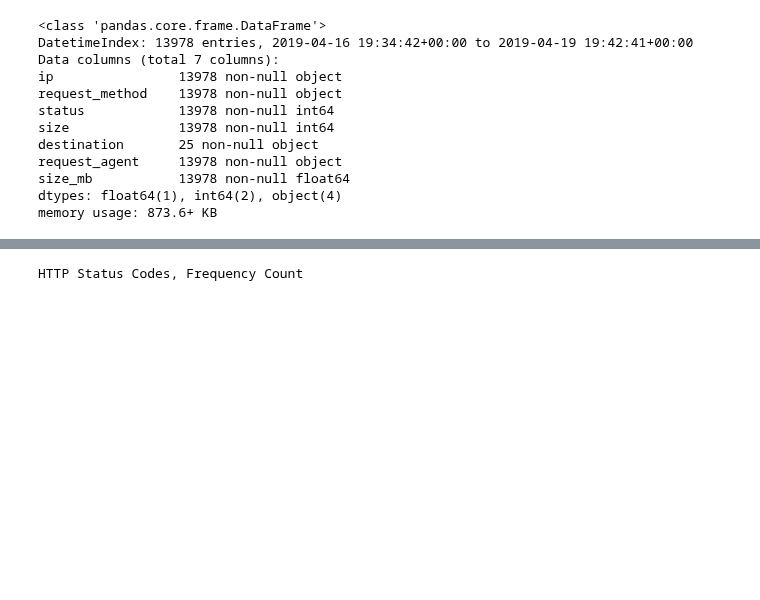
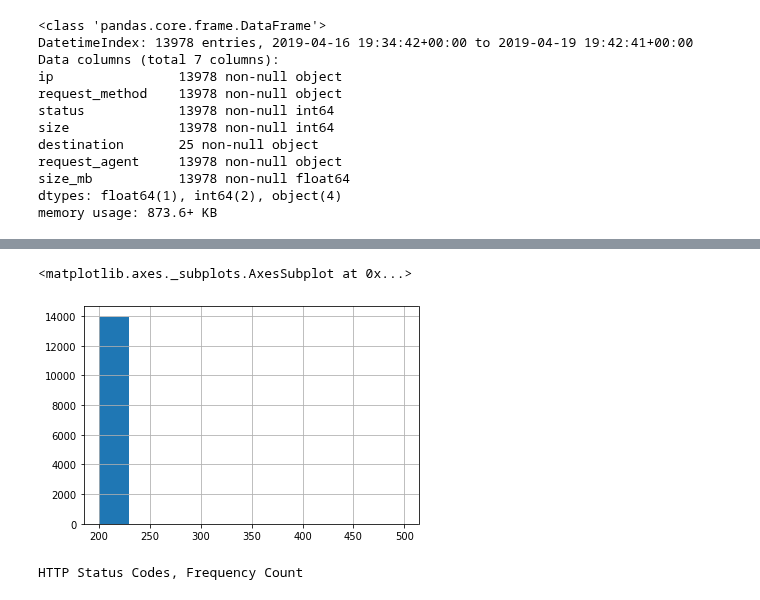
Before and after one commit to CodeupClassroom/bayes-methodologies-exercises, a Jupyter notebook: anomaly_detection/discrete_anomaly_detection.ipynb, the cells around one changed output, grey strips where cells are left out. Drawn from its saved outputs; the diff is of its cells as text; code cells hidden in the pictures; blank space fills up the shorter version.

```diff
--- a/anomaly_detection/discrete_anomaly_detection.ipynb
+++ b/anomaly_detection/discrete_anomaly_detection.ipynb
@@ -43,6 +43,11 @@ df.head()
 | 2019-04-16 19:34:44+00:00 | 97.105.19.58 | GET /api/v1/sales HTTP/1.1 | 200 | 510103 | NaN | python-requests/2.21.0 | 0.486472 |
 | 2019-04-16 19:34:46+00:00 | 97.105.19.58 | GET /api/v1/sales HTTP/1.1 | 200 | 510003 | NaN | python-requests/2.21.0 | 0.486377 |
 | 2019-04-16 19:34:48+00:00 | 97.105.19.58 | GET /api/v1/sales HTTP/1.1 | 200 | 511963 | NaN | python-requests/2.21.0 | 0.488246 |
+# %%
+df.status.hist()
+# %% [output]
+<matplotlib.axes._subplots.AxesSubplot at 0x...>
+[figure, added]
 # %%
 print("HTTP Status Codes, Frequency Count")
 df.status.value_counts()
```
Also changed, not shown: parts of 14 cells of this notebook.
